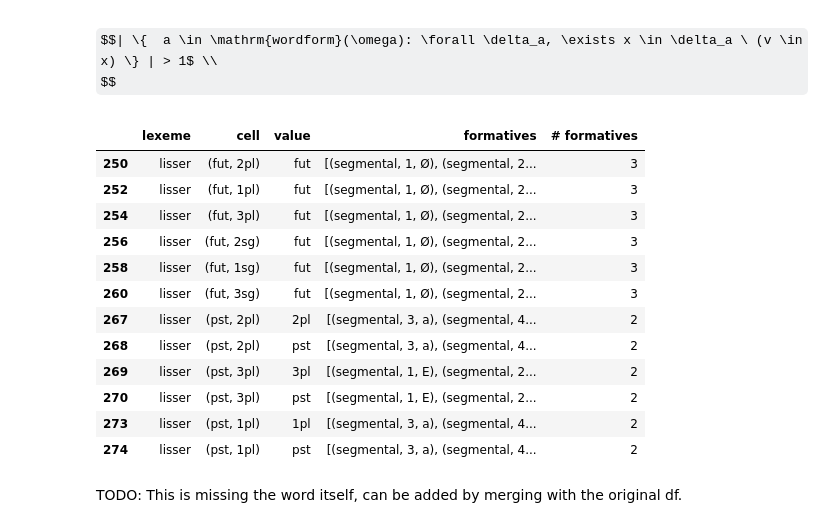
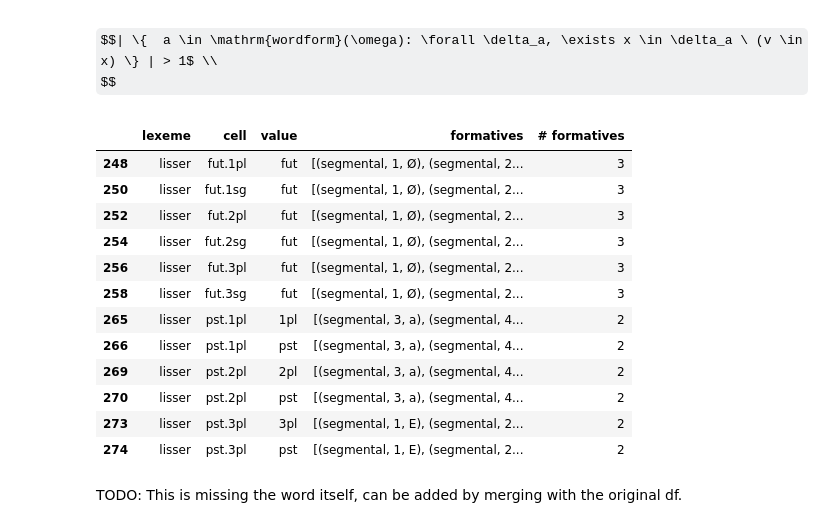
Before and after one commit to maecarroll/setMorph, a Jupyter notebook: ExponenceTypology.ipynb, the cells around one changed output. Drawn from its saved outputs; the diff is of its cells as text; code cells hidden in the pictures; some formulas as TeX source.

```diff
--- a/ExponenceTypology.ipynb
+++ b/ExponenceTypology.ipynb
@@ -171,22 +165,22 @@ For a given value, v and some word $\omega$:
 $$| \{  a \in \mathrm{wordform}(\omega): \forall \delta_a, \exists x \in \delta_a \ (v \in x) \} | > 1$ \\
 $$
 # %%
-ve = sm.classify_verbose(exponents)
+ve = sm.classify_verbose(exponents, fr_df)
 ve[ve.lexeme == "lisser"]
 # %% [output]
 |  | lexeme | cell | value | formatives | # formatives |
-| 250 | lisser | (fut, 2pl) | fut | [(segmental, 1, Ø), (segmental, 2... | 3 |
-| 252 | lisser | (fut, 1pl) | fut | [(segmental, 1, Ø), (segmental, 2... | 3 |
-| 254 | lisser | (fut, 3pl) | fut | [(segmental, 1, Ø), (segmental, 2... | 3 |
-| 256 | lisser | (fut, 2sg) | fut | [(segmental, 1, Ø), (segmental, 2... | 3 |
-| 258 | lisser | (fut, 1sg) | fut | [(segmental, 1, Ø), (segmental, 2... | 3 |
-| 260 | lisser | (fut, 3sg) | fut | [(segmental, 1, Ø), (segmental, 2... | 3 |
-| 267 | lisser | (pst, 2pl) | 2pl | [(segmental, 3, a), (segmental, 4... | 2 |
-| 268 | lisser | (pst, 2pl) | pst | [(segmental, 3, a), (segmental, 4... | 2 |
-| 269 | lisser | (pst, 3pl) | 3pl | [(segmental, 1, E), (segmental, 2... | 2 |
-| 270 | lisser | (pst, 3pl) | pst | [(segmental, 1, E), (segmental, 2... | 2 |
-| 273 | lisser | (pst, 1pl) | 1pl | [(segmental, 3, a), (segmental, 4... | 2 |
-| 274 | lisser | (pst, 1pl) | pst | [(segmental, 3, a), (segmental, 4... | 2 |
+| 248 | lisser | fut.1pl | fut | [(segmental, 1, Ø), (segmental, 2... | 3 |
+| 250 | lisser | fut.1sg | fut | [(segmental, 1, Ø), (segmental, 2... | 3 |
+| 252 | lisser | fut.2pl | fut | [(segmental, 1, Ø), (segmental, 2... | 3 |
+| 254 | lisser | fut.2sg | fut | [(segmental, 1, Ø), (segmental, 2... | 3 |
+| 256 | lisser | fut.3pl | fut | [(segmental, 1, Ø), (segmental, 2... | 3 |
+| 258 | lisser | fut.3sg | fut | [(segmental, 1, Ø), (segmental, 2... | 3 |
+| 265 | lisser | pst.1pl | 1pl | [(segmental, 3, a), (segmental, 4... | 2 |
+| 266 | lisser | pst.1pl | pst | [(segmental, 3, a), (segmental, 4... | 2 |
+| 269 | lisser | pst.2pl | 2pl | [(segmental, 3, a), (segmental, 4... | 2 |
+| 270 | lisser | pst.2pl | pst | [(segmental, 3, a), (segmental, 4... | 2 |
+| 273 | lisser | pst.3pl | 3pl | [(segmental, 1, E), (segmental, 2... | 2 |
+| 274 | lisser | pst.3pl | pst | [(segmental, 1, E), (segmental, 2... | 2 |
 # %% [markdown]
 TODO: This is missing the word itself, can be added by merging with the original df.
 # %% [markdown]
```
Also changed, not shown: parts of 4 cells of this notebook, 2 other files.
